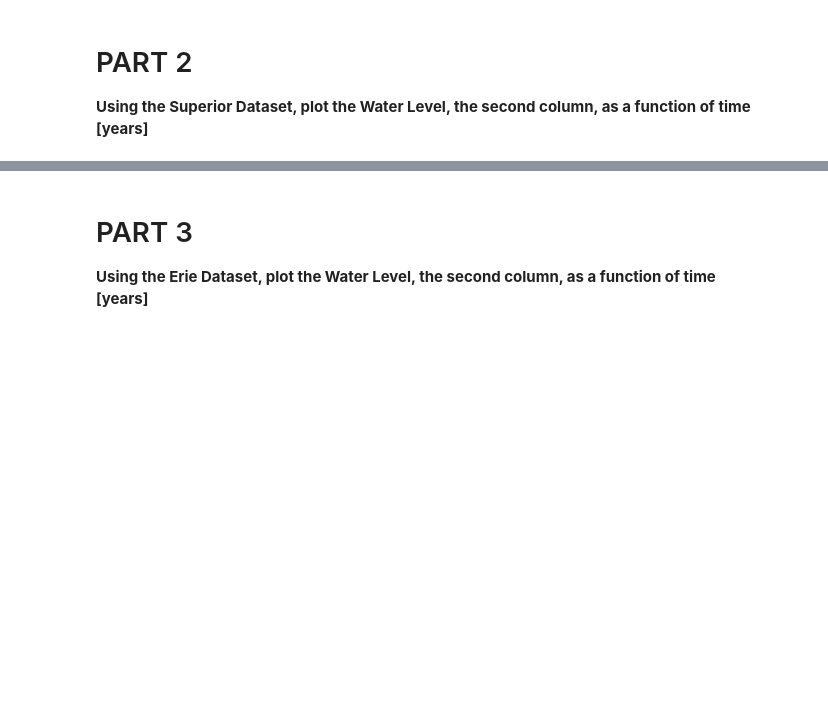
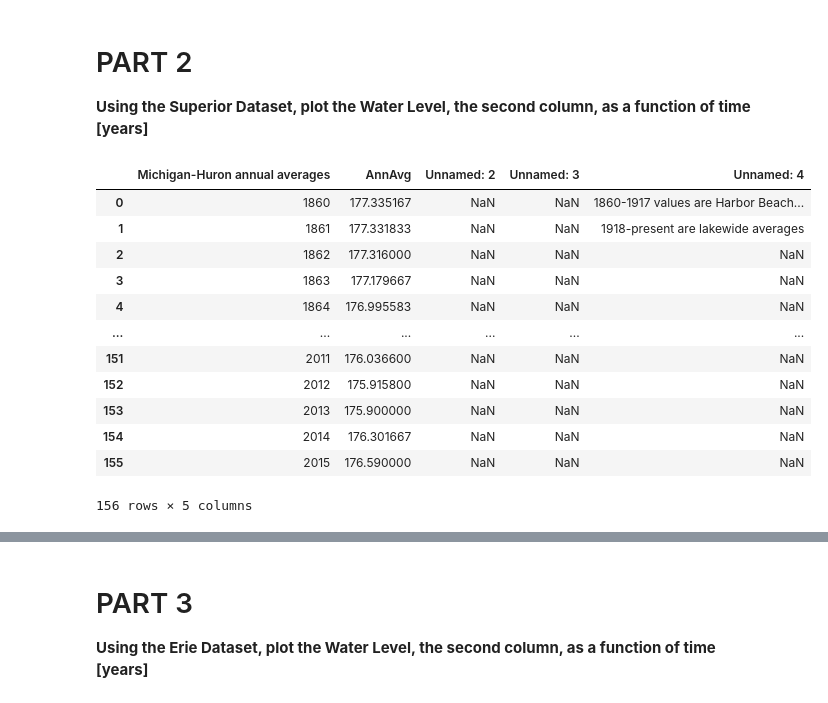
Before and after one commit to schul787/CMSE202_Git_Started, a Jupyter notebook: Great_Lakes_and_Grand_River.ipynb, the cells around one changed output, grey strips where cells are left out. Drawn from its saved outputs; the diff is of its cells as text; code cells hidden in the pictures; blank space fills up the shorter version.

```diff
--- a/Great_Lakes_and_Grand_River.ipynb
+++ b/Great_Lakes_and_Grand_River.ipynb
@@ -36,3 +36,19 @@ This notebook **might look very familiar!** It is based off a CMSE 201 assignmen
 **Using the Superior Dataset, plot the Water Level, the second column, as a function of time [years]**
 # %%
 # Insert Code Here
+mhu = pd.read_csv('data/mhu.csv')
+mhu
+# %% [output]
+|  | Michigan-Huron annual averages | AnnAvg | Unnamed: 2 | Unnamed: 3 | Unnamed: 4 |
+| 0 | 1860 | 177.335167 | NaN | NaN | 1860-1917 values are Harbor Beach... |
+| 1 | 1861 | 177.331833 | NaN | NaN | 1918-present are lakewide averages |
+| 2 | 1862 | 177.316000 | NaN | NaN | NaN |
+| 3 | 1863 | 177.179667 | NaN | NaN | NaN |
+| 4 | 1864 | 176.995583 | NaN | NaN | NaN |
+| ... | ... | ... | ... | ... | ... |
+| 151 | 2011 | 176.036600 | NaN | NaN | NaN |
+| 152 | 2012 | 175.915800 | NaN | NaN | NaN |
+| 153 | 2013 | 175.900000 | NaN | NaN | NaN |
+| 154 | 2014 | 176.301667 | NaN | NaN | NaN |
+| 155 | 2015 | 176.590000 | NaN | NaN | NaN |
+156 rows × 5 columns
```
Also changed, not shown: parts of 1 cell of this notebook.
